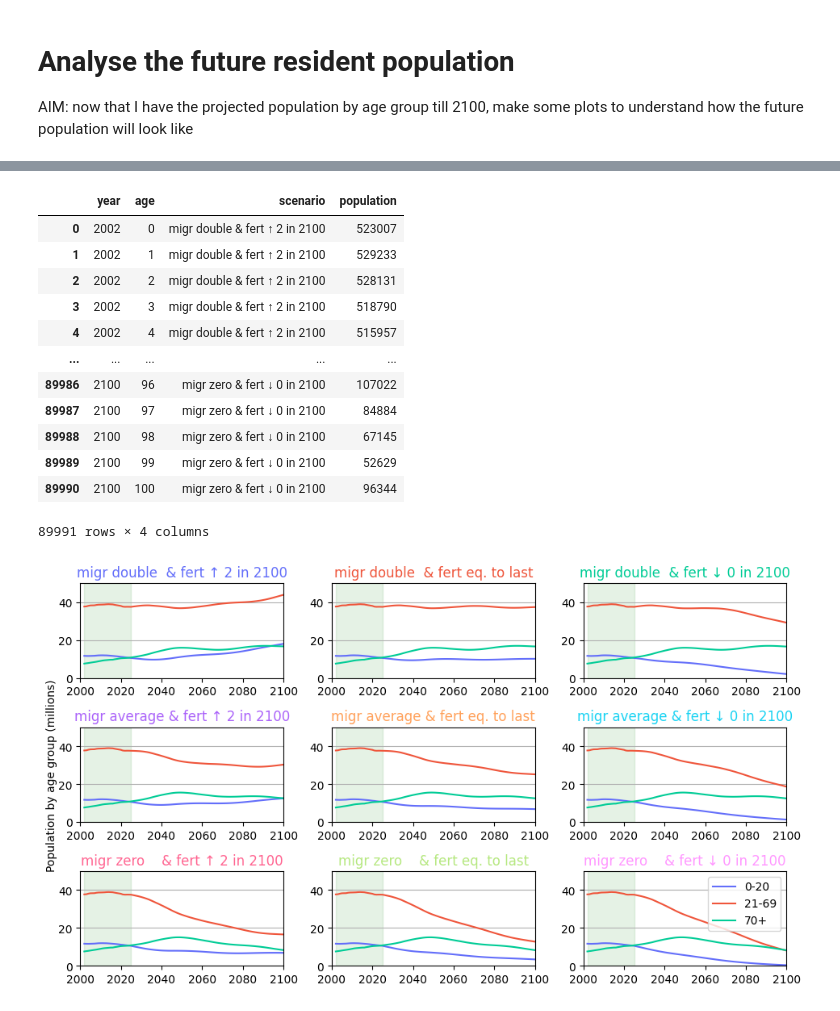
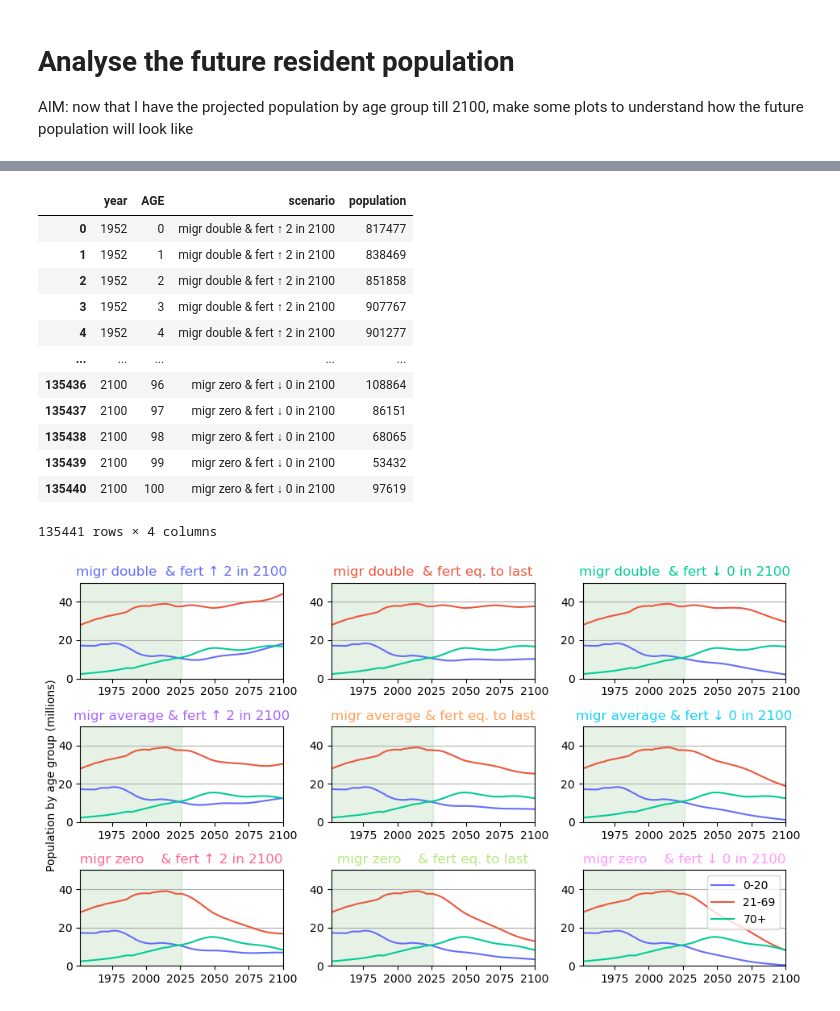
Before and after one commit to danieleongari/demographic_model_page, a Jupyter notebook: notebooks/73_analyse_future_population.ipynb, the cells around one changed output, grey strips where cells are left out. Drawn from its saved outputs; the diff is of its cells as text; code cells hidden in the pictures.

```diff
--- a/notebooks/73_analyse_future_population.ipynb
+++ b/notebooks/73_analyse_future_population.ipynb
@@ -63,60 +63,60 @@ Scenarios:
 # %%
 # melt the dataframe to long format, which is easier to generate plots
 df_plot = dfpj_long_all.melt(
-    id_vars=["year", "age"],
+    id_vars=["year", "AGE"],
     value_vars=dfpj_long_all.columns[2:],
     var_name="scenario",
     value_name="population"
 )
 df_plot
 # %% [output]
-|  | year | age | scenario | population |
-| 0 | 2002 | 0 | migr double & fert ↑ 2 in 2100 | 523007 |
-| 1 | 2002 | 1 | migr double & fert ↑ 2 in 2100 | 529233 |
-| 2 | 2002 | 2 | migr double & fert ↑ 2 in 2100 | 528131 |
-| 3 | 2002 | 3 | migr double & fert ↑ 2 in 2100 | 518790 |
-| 4 | 2002 | 4 | migr double & fert ↑ 2 in 2100 | 515957 |
+|  | year | AGE | scenario | population |
+| 0 | 1952 | 0 | migr double & fert ↑ 2 in 2100 | 817477 |
+| 1 | 1952 | 1 | migr double & fert ↑ 2 in 2100 | 838469 |
+| 2 | 1952 | 2 | migr double & fert ↑ 2 in 2100 | 851858 |
+| 3 | 1952 | 3 | migr double & fert ↑ 2 in 2100 | 907767 |
+| 4 | 1952 | 4 | migr double & fert ↑ 2 in 2100 | 901277 |
 | ... | ... | ... | ... | ... |
-| 89986 | 2100 | 96 | migr zero & fert ↓ 0 in 2100 | 107022 |
-| 89987 | 2100 | 97 | migr zero & fert ↓ 0 in 2100 | 84884 |
-| 89988 | 2100 | 98 | migr zero & fert ↓ 0 in 2100 | 67145 |
-| 89989 | 2100 | 99 | migr zero & fert ↓ 0 in 2100 | 52629 |
-| 89990 | 2100 | 100 | migr zero & fert ↓ 0 in 2100 | 96344 |
+| 135436 | 2100 | 96 | migr zero & fert ↓ 0 in 2100 | 108864 |
+| 135437 | 2100 | 97 | migr zero & fert ↓ 0 in 2100 | 86151 |
+| 135438 | 2100 | 98 | migr zero & fert ↓ 0 in 2100 | 68065 |
+| 135439 | 2100 | 99 | migr zero & fert ↓ 0 in 2100 | 53432 |
+| 135440 | 2100 | 100 | migr zero & fert ↓ 0 in 2100 | 97619 |
-89991 rows × 4 columns
+135441 rows × 4 columns
 # %%
 # Create 3x3 subplots to show the population by age group (young, adult, senior) in each scenario
 AGE1, AGE2 = 20, 70
 
 fig, axes = plt.subplots(3, 3, figsize=(9.5, 5.5), sharex=False, sharey=False)
 for idx, scenario in enumerate(scenarios):
 
     ax = axes[idx // 3, idx % 3]
     df_scenario = df_plot[df_plot["scenario"] == scenario].copy()
 
-    sum10 = df_scenario[df_scenario["age"].between(0, AGE1, inclusive='both')].groupby("year")["population"].sum()
-    sum12 = df_scenario[df_scenario["age"].between(AGE1+1, AGE2-1, inclusive='both')].groupby("year")["population"].sum()
-    sum23 =df_scenario[df_scenario["age"].between(AGE2, 100, inclusive='both')].groupby("year")["population"].sum()
+    sum10 = df_scenario[df_scenario["AGE"].between(0, AGE1, inclusive='both')].groupby("year")["population"].sum()
+    sum12 = df_scenario[df_scenario["AGE"].between(AGE1+1, AGE2-1, inclusive='both')].groupby("year")["population"].sum()
+    sum23 =df_scenario[df_scenario["AGE"].between(AGE2, 100, inclusive='both')].groupby("year")["population"].sum()
 
     ax.plot(sum10.index, sum10.values/1e6, label=f"0-{AGE1}", color=matplotlib_colors[0])
     ax.plot(sum12.index, sum12.values/1e6, label=f"{AGE1+1}-{AGE2-1}", color=matplotlib_colors[1])
     ax.plot(sum23.index, sum23.values/1e6, label=f"{AGE2}+", color=matplotlib_colors[2])
 
     ax.set_title(scenario, color=matplotlib_colors[idx])
     ax.set_xlabel(None)
     ax.set_ylabel(None)
-    ax.set_xlim(2000, end_year)
+    ax.set_xlim(start_year, end_year)
     ax.set_ylim(0, 50)
     if idx == 8:
         ax.legend()
     ax.axvspan(start_year, last_year, color="green", alpha=0.1)
     ax.grid(axis='y')
 
 fig.text(0.0, 0.5, 'Population by age group (millions)', va='center', rotation='vertical')
 plt.tight_layout()
 plt.savefig("../images_output/analysis_proj_groups.png", dpi=200)
 plt.show()
 # %% [output]
-[figure, old version]
+[figure, new version]
 # %%
 # Here I want to focus on the amount of teenagers in high-school age, for each of the 3x3 scenarios
 AGE1, AGE2 = 14, 18
```
Also changed, not shown: parts of 5 cells of this notebook, 21 other files.
